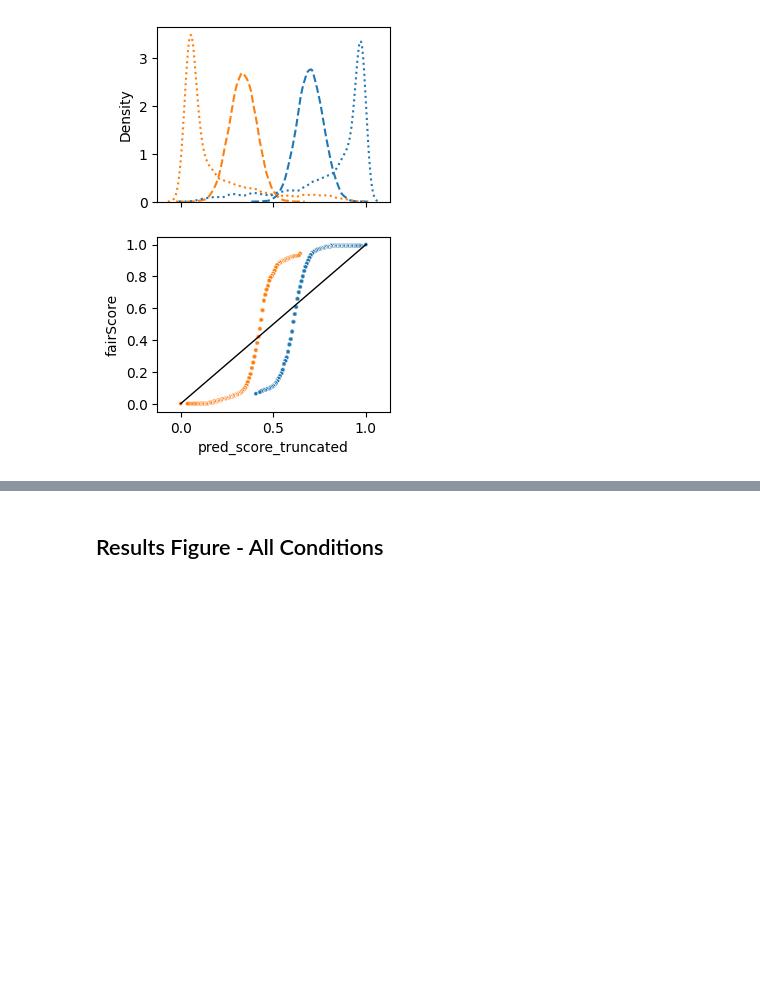
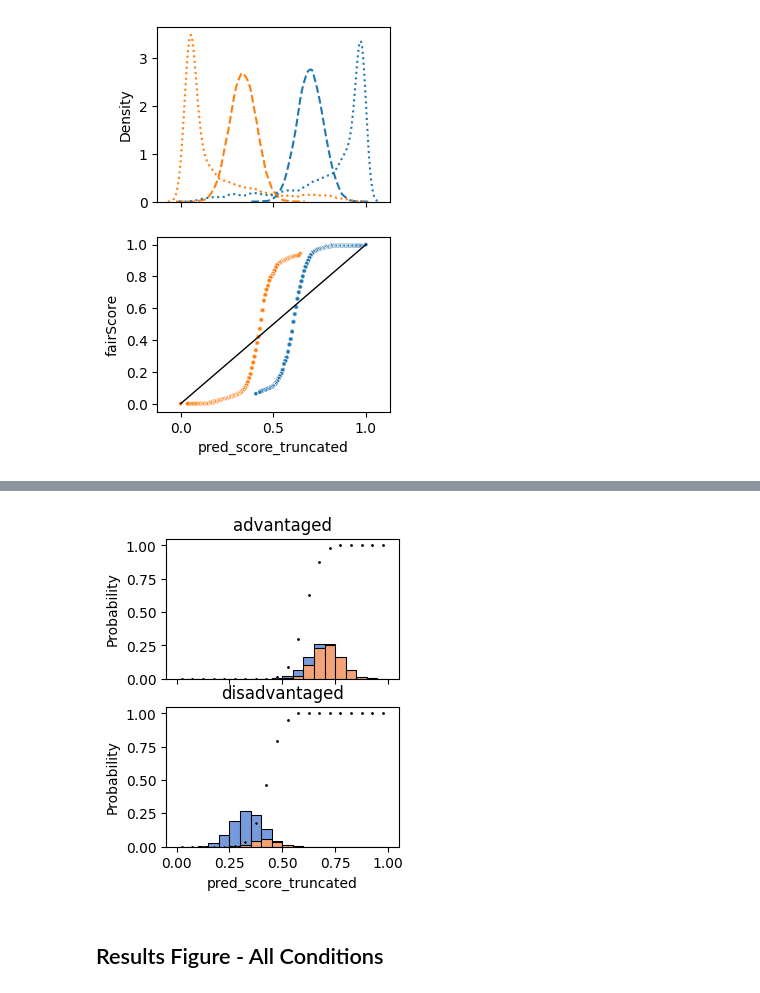
Before and after one commit to aloosley/faim, a Jupyter notebook: notebooks/paper-figures.ipynb, the cells around one changed output, grey strips where cells are left out. Cells and saved outputs as stored; diff of their text form; code cells hidden in the pictures; blank space fills up the shorter version.

```diff
--- a/notebooks/paper-figures.ipynb
+++ b/notebooks/paper-figures.ipynb
@@ -136,3 +159,32 @@ for ax in (ax1, ax2):
+# %%
+from seaborn._statistics import Histogram
+
+fig, axes = plt.subplots(2, figsize=(3,4), sharex=True)
+
+stepsize_for_cal = score_stepsize/2
+bins=np.arange(0, 1+stepsize_for_cal, stepsize_for_cal)
+
+binned_scores_by_gt_by_group = results.groupby(["group", "groundTruthLabel", pd.cut(results.pred_score_truncated, bins)]).size().unstack().T
+calibrated_scores = {}
+
+for group, ax in zip((0,1), axes):
+    sns.histplot(
+        data=results[results.group==group],
+        x="pred_score_truncated",
+        bins=bins,
+        hue="groundTruthLabel",
+        multiple="stack",
+        ax=ax,
+        palette="muted",
+        stat="probability",
+    )
+
+    calibrated_scores[group] = binned_scores_by_gt_by_group[group].apply(lambda row: row[1]/(row[0]+row[1]), axis=1).fillna(group)
+    sns.scatterplot(x=bins[:-1]+stepsize_for_cal/2, y=calibrated_scores[group], ax=ax, color='k', s=5)
+    ax.set_title(group_names[group])
+    ax.get_legend().remove()
+# %% [output]
+[figure, added]
 # %% [markdown]
 ## Results Figure - All Conditions
 # %%
```
Also changed, not shown: parts of 5 cells of this notebook.
